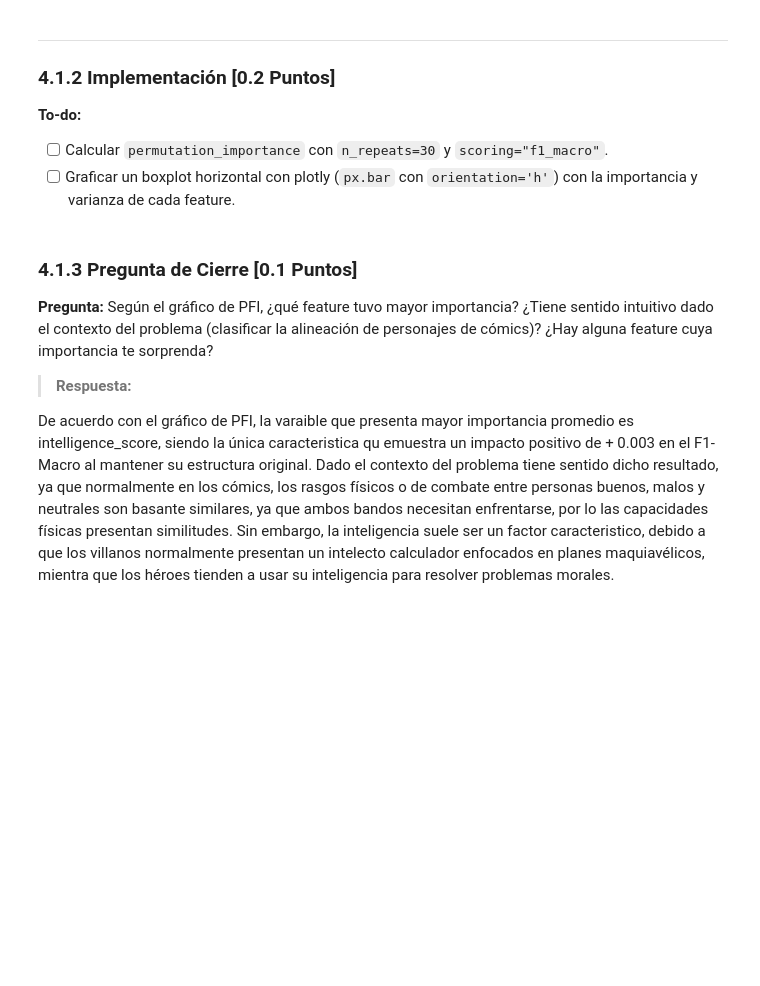
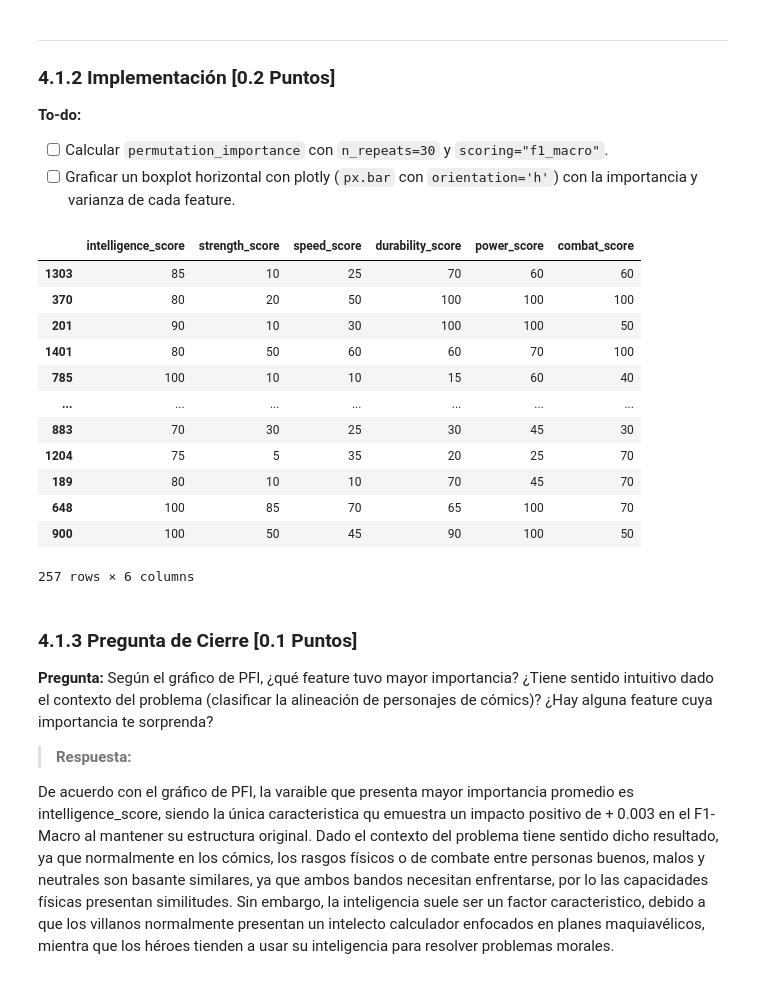
Before and after one commit to BAFCS/MDS7202, a Jupyter notebook: Labs/Lab_7/Lab7_enunciado.ipynb, the cells around one changed output. Saved outputs shown, nothing was run; the diff lists cells and outputs as text; code cells hidden in the pictures; blank space fills up the shorter version.

```diff
--- a/Labs/Lab_7/Lab7_enunciado.ipynb
+++ b/Labs/Lab_7/Lab7_enunciado.ipynb
@@ -924,6 +925,22 @@ Responde las siguientes preguntas con tus propias palabras:
 **To-do:**
 - [ ] Calcular `permutation_importance` con `n_repeats=30` y `scoring="f1_macro"`.
 - [ ] Graficar un boxplot horizontal con plotly (`px.bar` con `orientation='h'`) con la importancia y varianza de cada feature.
+# %%
+X_test_num
+# %% [output]
+|  | intelligence_score | strength_score | speed_score | durability_score | power_score | combat_score |
+| 1303 | 85 | 10 | 25 | 70 | 60 | 60 |
+| 370 | 80 | 20 | 50 | 100 | 100 | 100 |
+| 201 | 90 | 10 | 30 | 100 | 100 | 50 |
+| 1401 | 80 | 50 | 60 | 60 | 70 | 100 |
+| 785 | 100 | 10 | 10 | 15 | 60 | 40 |
+| ... | ... | ... | ... | ... | ... | ... |
+| 883 | 70 | 30 | 25 | 30 | 45 | 30 |
+| 1204 | 75 | 5 | 35 | 20 | 25 | 70 |
+| 189 | 80 | 10 | 10 | 70 | 45 | 70 |
+| 648 | 100 | 85 | 70 | 65 | 100 | 70 |
+| 900 | 100 | 50 | 45 | 90 | 100 | 50 |
+257 rows × 6 columns
 # %%
 #### To-do 1: Calcular permutation_importance ####
 permutation_importance_lgbm = permutation_importance(
```
Also changed, not shown: parts of 22 cells of this notebook.
